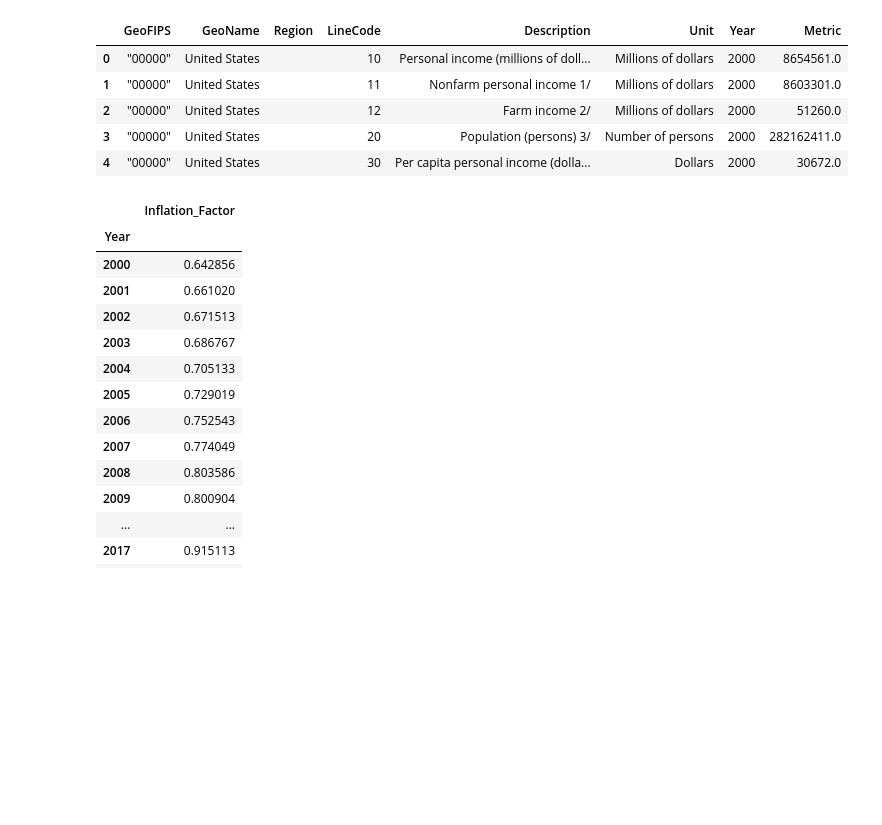
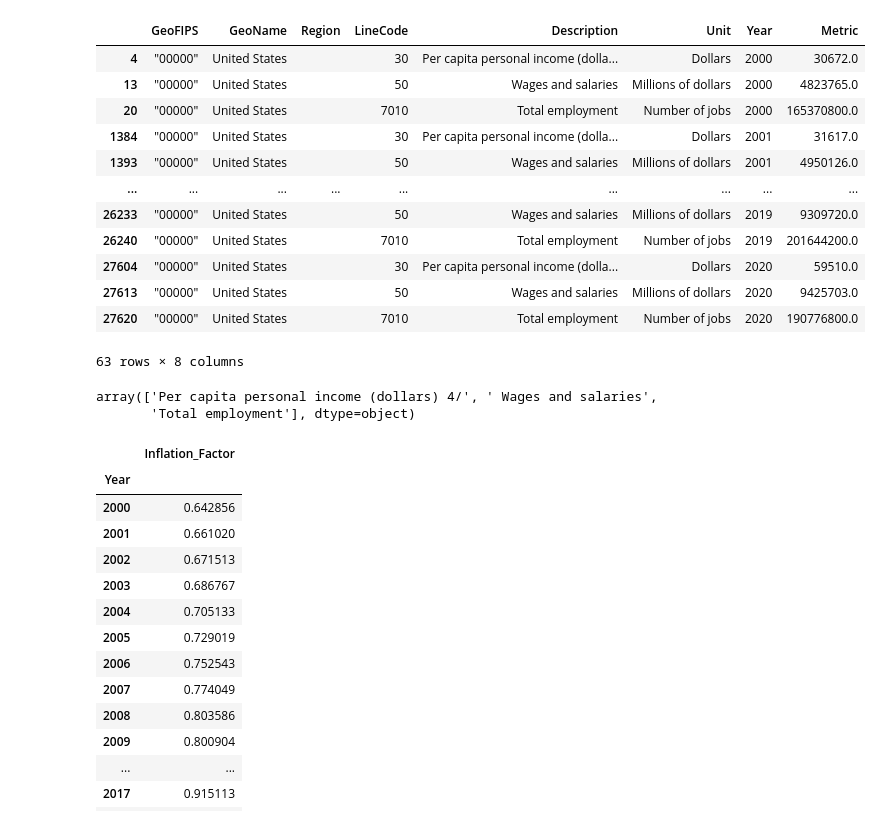
Before and after one commit to creeganmi/movies, a Jupyter notebook: masterTable.ipynb, the cells around one changed output. Drawn from its saved outputs; the diff is of its cells as text; code cells hidden in the pictures; blank space fills up the shorter version.

```diff
--- a/masterTable.ipynb
+++ b/masterTable.ipynb
@@ -3,16 +3,3 @@ import pandas as pd
 from functools import reduce
 from sqlalchemy import create_engine
 import psycopg2
-# %%
-# import and transform economic indicators
-
-sainc_raw = pd.read_csv(r'SAINC_2000_2020.csv')
-economics = pd.melt(sainc_raw, id_vars=['GeoFIPS','GeoName','Region','LineCode','Description','Unit'], var_name='Year', value_name='Metric', ignore_index=True)
-economics.head()
-# %% [output]
-|  | GeoFIPS | GeoName | Region | LineCode | Description | Unit | Year | Metric |
-| 0 | "00000" | United States |  | 10 | Personal income (millions of doll... | Millions of dollars | 2000 | 8654561.0 |
-| 1 | "00000" | United States |  | 11 | Nonfarm personal income 1/ | Millions of dollars | 2000 | 8603301.0 |
-| 2 | "00000" | United States |  | 12 | Farm income 2/ | Millions of dollars | 2000 | 51260.0 |
-| 3 | "00000" | United States |  | 20 | Population (persons) 3/ | Number of persons | 2000 | 282162411.0 |
-| 4 | "00000" | United States |  | 30 | Per capita personal income (dolla... | Dollars | 2000 | 30672.0 |
@@ -19,3 +13,30 @@ economics.head()
+# %%
+#create economic indicators dataframe & filter for per capita income, employment, and wages/salaries in USA
+
+indicator_filter = ['Per capita personal income (dollars) 4/','Total employment',' Wages and salaries']
+sainc_clean = pd.melt(sainc_raw, id_vars=['GeoFIPS','GeoName','Region','LineCode','Description','Unit'], var_name='Year', value_name='Metric', ignore_index=True)
+economics = sainc_clean[sainc_clean['Description'].isin(indicator_filter)]
+economics = economics[economics['GeoName'].isin(['United States'])]
+economics
+# %% [output]
+|  | GeoFIPS | GeoName | Region | LineCode | Description | Unit | Year | Metric |
+| 4 | "00000" | United States |  | 30 | Per capita personal income (dolla... | Dollars | 2000 | 30672.0 |
+| 13 | "00000" | United States |  | 50 | Wages and salaries | Millions of dollars | 2000 | 4823765.0 |
+| 20 | "00000" | United States |  | 7010 | Total employment | Number of jobs | 2000 | 165370800.0 |
+| 1384 | "00000" | United States |  | 30 | Per capita personal income (dolla... | Dollars | 2001 | 31617.0 |
+| 1393 | "00000" | United States |  | 50 | Wages and salaries | Millions of dollars | 2001 | 4950126.0 |
+| ... | ... | ... | ... | ... | ... | ... | ... | ... |
+| 26233 | "00000" | United States |  | 50 | Wages and salaries | Millions of dollars | 2019 | 9309720.0 |
+| 26240 | "00000" | United States |  | 7010 | Total employment | Number of jobs | 2019 | 201644200.0 |
+| 27604 | "00000" | United States |  | 30 | Per capita personal income (dolla... | Dollars | 2020 | 59510.0 |
+| 27613 | "00000" | United States |  | 50 | Wages and salaries | Millions of dollars | 2020 | 9425703.0 |
+| 27620 | "00000" | United States |  | 7010 | Total employment | Number of jobs | 2020 | 190776800.0 |
+63 rows × 8 columns
+# %%
+economics['Description'].unique()
+# %% [output]
+array(['Per capita personal income (dollars) 4/', ' Wages and salaries',
+       'Total employment'], dtype=object)
 # %%
 # import and transform yearly inflation factors
 
```
Also changed, not shown: parts of 7 cells of this notebook.
